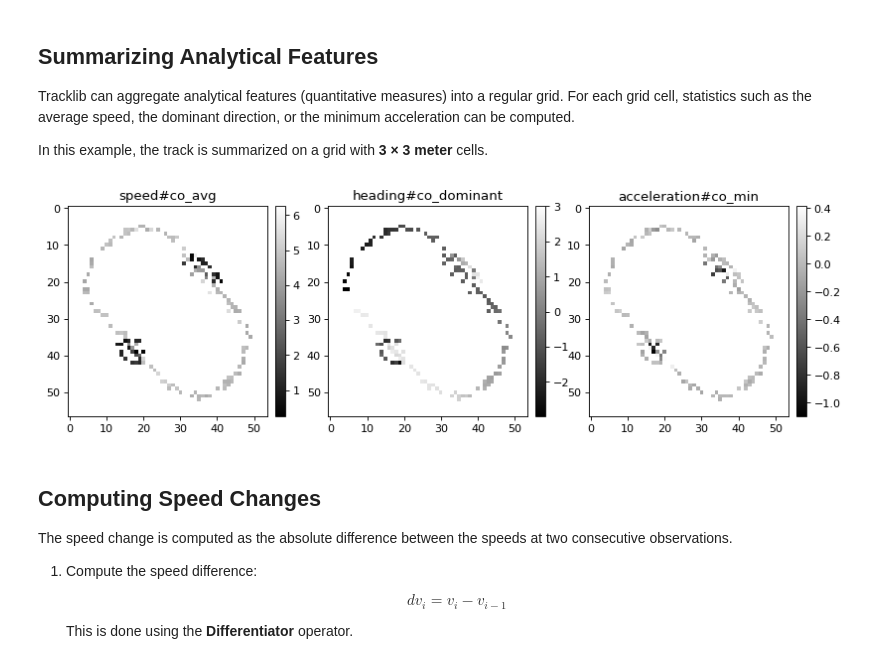
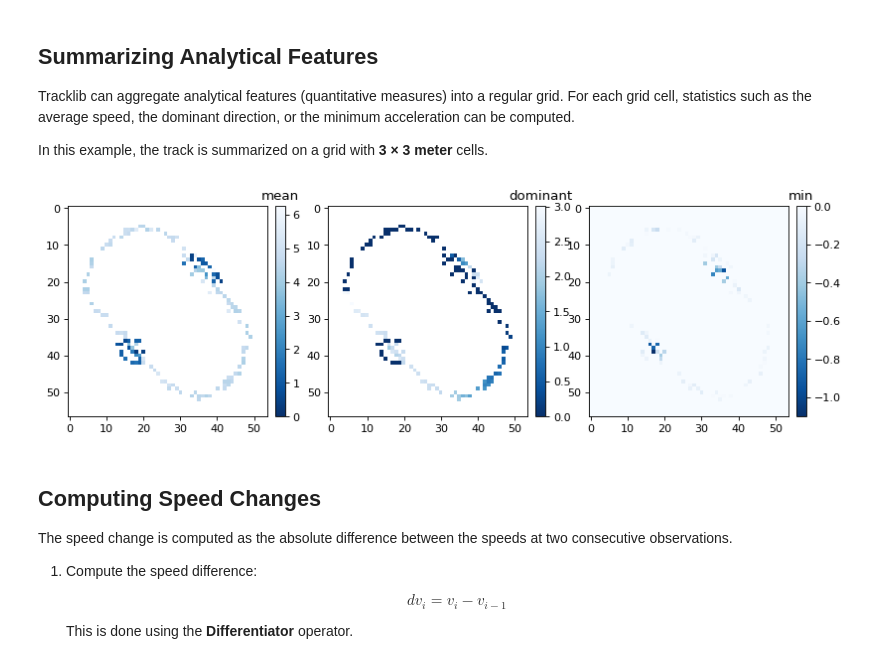
Before and after one commit to umrlastig/tracklib, a Jupyter notebook: doc/source/started/Quickstart.ipynb, the cells around one changed output. Saved outputs shown, nothing was run; the diff lists cells and outputs as text; code cells hidden in the pictures.

```diff
--- a/doc/source/started/Quickstart.ipynb
+++ b/doc/source/started/Quickstart.ipynb
@@ -132,31 +132,38 @@ In this example, the track is summarized on a grid with **3 × 3 meter** cells.
 # %%
 collection = tkl.TrackCollection([trace])
 
 trace.addAnalyticalFeature(tkl.acceleration)
 trace.addAnalyticalFeature(tkl.heading)
 
-af_algos = [tkl.speed, tkl.heading, tkl.acceleration]
-cell_operators = [tkl.co_avg, tkl.co_dominant, tkl.co_min]
 marge = 0.1
 res = (3,3)
-raster = tkl.summarize(collection, af_algos, cell_operators, res, marge)
+raster = tkl.Raster(bbox=collection.bbox(), resolution=res, margin=marge)
+
+# Add AFMaps and their aggregate
+speedMap = raster.addAFMap("speed")
+speedMap.addMean()
+
+headingMap = raster.addAFMap("heading")
+headingMap.addDominant()
+
+accMap = raster.addAFMap("acceleration")
+accMap.addMin()
+
+tkl.summarize(collection, raster)
 
 plt.figure(figsize=(12, 10), dpi=80)
 plt.subplots_adjust(top=1.3, wspace=0.2, hspace=0.2)
 
 ax1 = plt.subplot2grid((1, 3), (0, 0))
-map1 = raster.getAFMap('speed#co_avg')
-map1.plotAsImage(append=ax1)
+speedMap.plot('mean', append=ax1, cmap='Blues_r', vmin=0, noDataValue=tkl.NO_DATA_VALUE)
 
 ax2 = plt.subplot2grid((1, 3), (0, 1))
-map2 = raster.getAFMap('heading#co_dominant')
-map2.plotAsImage(append=ax2)
+headingMap.plot('dominant', append=ax2, cmap='Blues_r', vmin=0, noDataValue=tkl.NO_DATA_VALUE)
 
 ax3 = plt.subplot2grid((1, 3), (0, 2))
-map3 = raster.getAFMap('acceleration#co_min')
-map3.plotAsImage(append=ax3)
+accMap.plot('min', append=ax3, cmap='Blues_r', noDataValue=tkl.NO_DATA_VALUE)
 # %% [output]
-[figure, old version]
+[figure, new version]
 # %% [markdown]
 ## Computing Speed Changes
 
```
Also changed, not shown: 6 other files.
